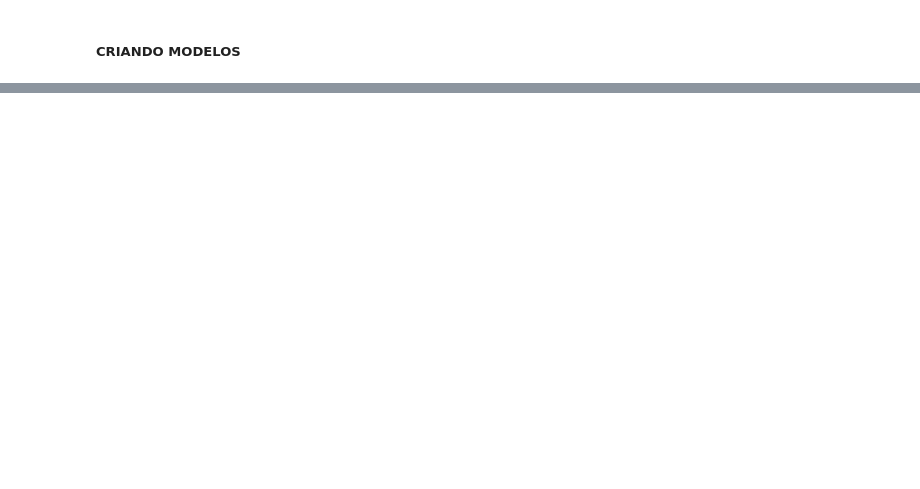
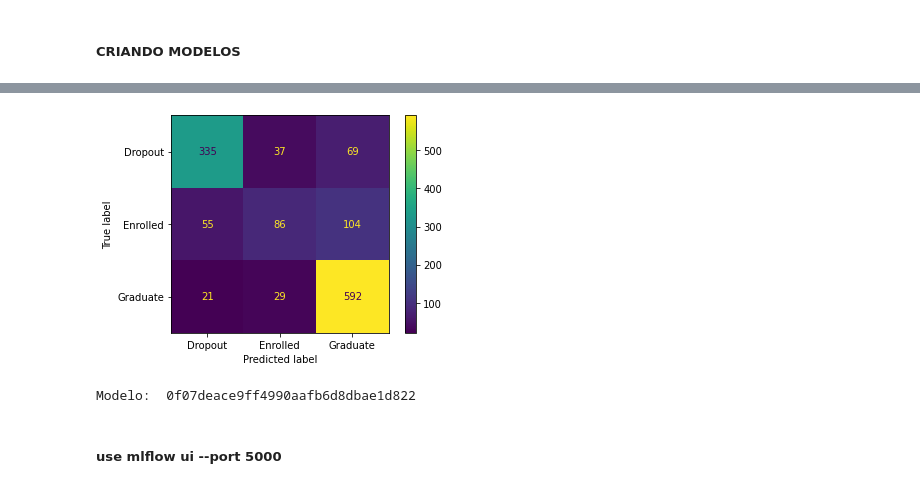
Before and after one commit to AdolfoMatias/MLops, a Jupyter notebook: projeto_estudantes.ipynb, the cells around one changed output, grey strips where cells are left out. Cells and saved outputs as stored; diff of their text form; code cells hidden in the pictures; blank space fills up the shorter version.

Commit message:
Etapa 2: Mlflow iniciado

```diff
--- a/projeto_estudantes.ipynb
+++ b/projeto_estudantes.ipynb
@@ -102,0 +177,38 @@ for item in lista_prev:
+# %%
+#Opção 2
+categorias= ["Dropout", "Enrolled", "Graduate"]
+confusao = ConfusionMatrixDisplay(confusao_matrix, display_labels=categorias)
+confusao.plot()
+#Salvando visualização
+plt.savefig("MatrizConfusao.png")
+
+#opção3 usando plot_confusion_matrix(modelo, teste, previsao)
+# %% [output]
+[figure, added]
+# %%
+mlflow.set_experiment("BestModel")
+with mlflow.start_run():
+    #logando métricas
+    mlflow.log_metric("acuracia", acuracia)
+
+    #logando parametros
+    mlflow.log_param("n_estimators",n_estimators)
+    mlflow.log_param("learning_rate", learning_rate)
+    mlflow.log_param("subsample", subsample)
+    mlflow.log_param("max_depth", max_depth)
+    mlflow.log_param("random_state", random_state)
+
+    #Imagemens
+    mlflow.log_artifact("MatrizConfusao.png")
+
+
+    #Modelo
+    mlflow.sklearn.log_model(lista_clf[3],"XGBoost")
+    print("Modelo: ",mlflow.active_run().info.run_uuid)
+
+
+    mlflow.end_run()
+# %% [output]
+Modelo:  0f07deace9ff4990aafb6d8dbae1d822
+# %% [markdown]
+##### use mlflow  ui --port 5000
```
Also changed, not shown: parts of 11 cells of this notebook, 2 other files.
